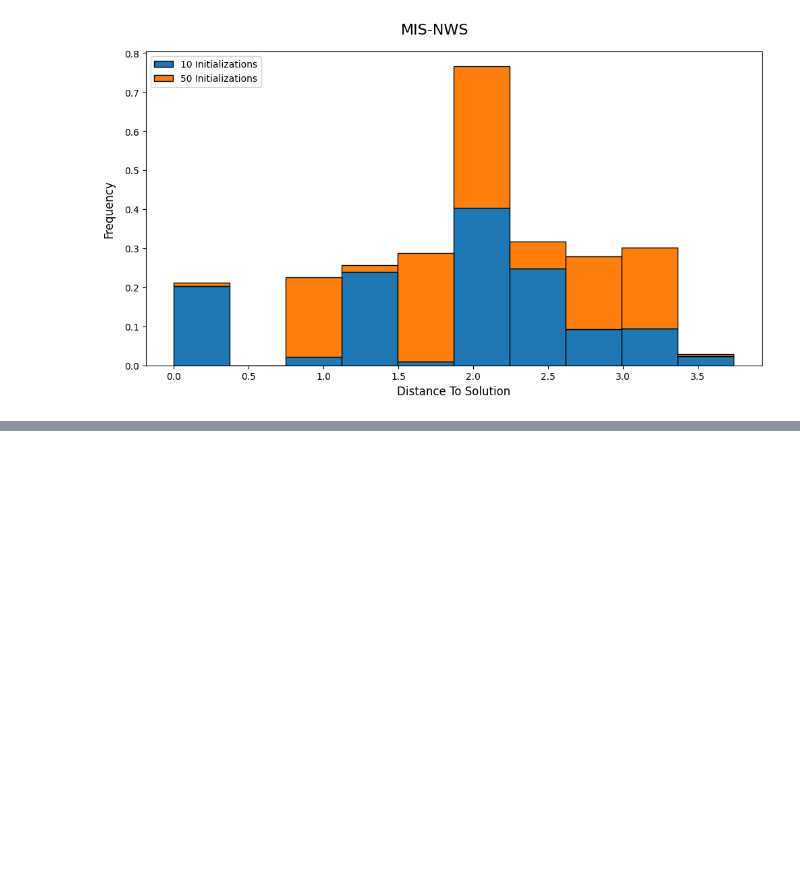
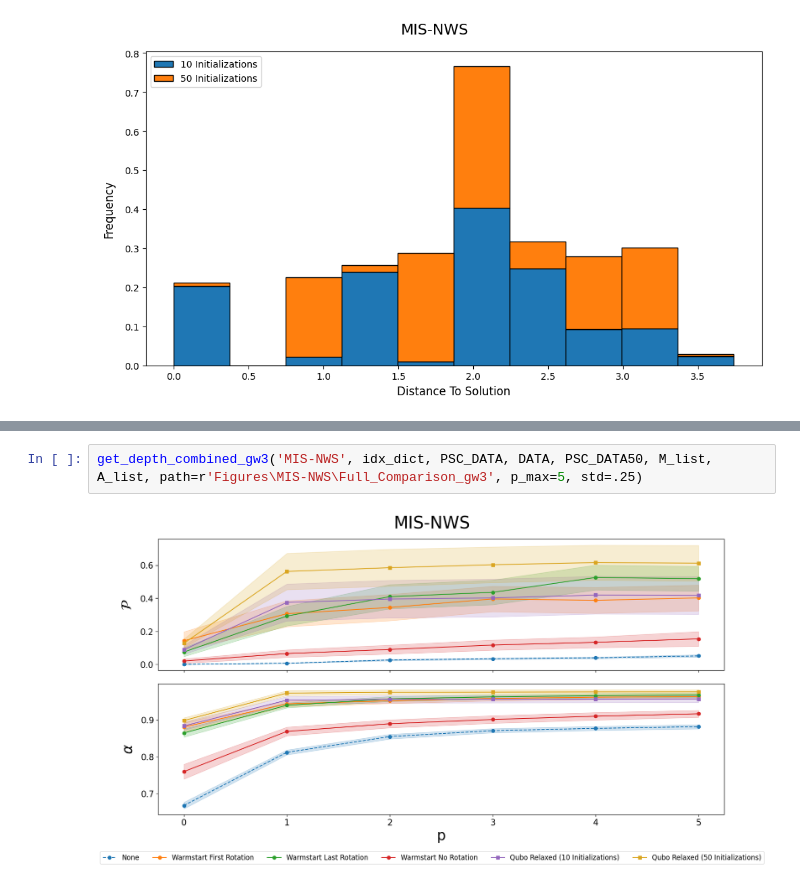
Before and after one commit to BBhattacharyya1729/QUBO_To_MaxCut, a Jupyter notebook: MISNWSPlots.ipynb, the cells around one changed output, grey strips where cells are left out. Drawn from its saved outputs; the diff is of its cells as text; blank space fills up the shorter version.

```diff
--- a/MISNWSPlots.ipynb
+++ b/MISNWSPlots.ipynb
@@ -58,0 +63,4 @@ plot_distance("MIS-NWS", DISTANCE10, DISTANCE50, path=r'Figures\MIS-NWS\Hypercub
+# %%
+get_depth_combined_gw3('MIS-NWS', idx_dict, PSC_DATA, DATA, PSC_DATA50, M_list, A_list, path=r'Figures\MIS-NWS\Full_Comparison_gw3', p_max=5, std=.25)
+# %% [output]
+[figure, added]
```
Also changed, not shown: parts of 4 cells of this notebook, 38 other files.
